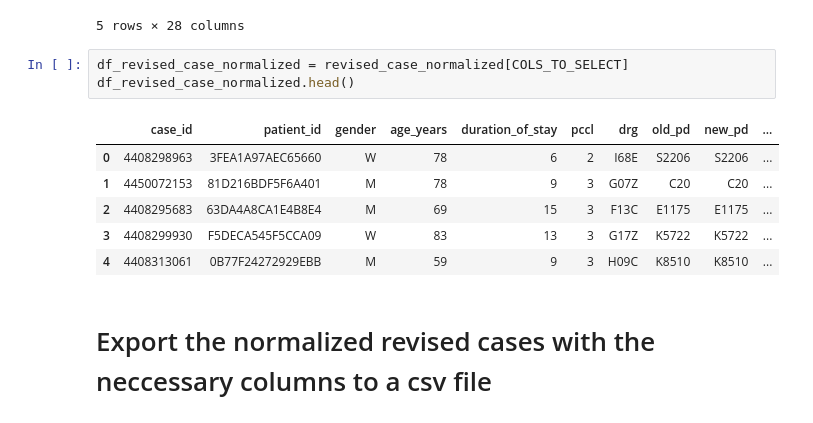
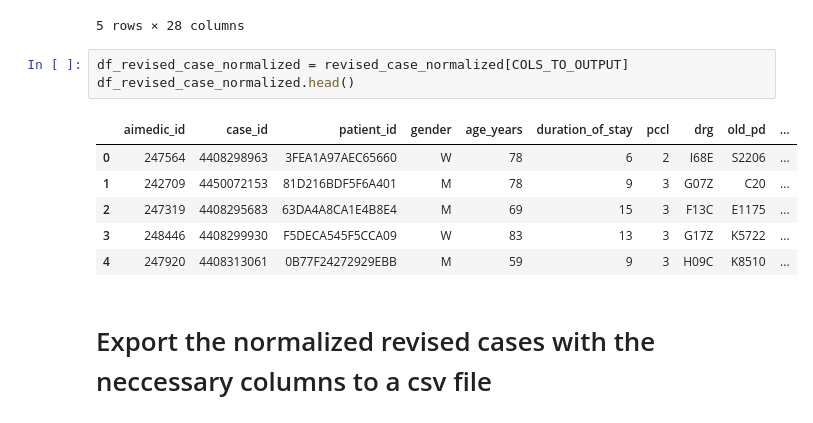
Before and after one commit to anschauf/code-scout-python, a Jupyter notebook: src/revised_case_normalization/KSSG_Toggenburg_2019_normalization.ipynb, the cells around one changed output. Drawn from its saved outputs; the diff is of its cells as text.

```diff
--- a/src/revised_case_normalization/KSSG_Toggenburg_2019_normalization.ipynb
+++ b/src/revised_case_normalization/KSSG_Toggenburg_2019_normalization.ipynb
@@ -188,15 +190,15 @@ revised_case_normalized.head()
 | 4 | K8510 | K8510 | M200 | [K8040] | [K819] | [] | [] | 4408313061 | ... |
 5 rows × 28 columns
 # %%
-df_revised_case_normalized = revised_case_normalized[COLS_TO_SELECT]
+df_revised_case_normalized = revised_case_normalized[COLS_TO_OUTPUT]
 df_revised_case_normalized.head()
 # %% [output]
-|  | case_id | patient_id | gender | age_years | duration_of_stay | pccl | drg | old_pd | new_pd | ... |
-| 0 | 4408298963 | 3FEA1A97AEC65660 | W | 78 | 6 | 2 | I68E | S2206 | S2206 | ... |
-| 1 | 4450072153 | 81D216BDF5F6A401 | M | 78 | 9 | 3 | G07Z | C20 | C20 | ... |
-| 2 | 4408295683 | 63DA4A8CA1E4B8E4 | M | 69 | 15 | 3 | F13C | E1175 | E1175 | ... |
-| 3 | 4408299930 | F5DECA545F5CCA09 | W | 83 | 13 | 3 | G17Z | K5722 | K5722 | ... |
-| 4 | 4408313061 | 0B77F24272929EBB | M | 59 | 9 | 3 | H09C | K8510 | K8510 | ... |
+|  | aimedic_id | case_id | patient_id | gender | age_years | duration_of_stay | pccl | drg | old_pd | ... |
+| 0 | 247564 | 4408298963 | 3FEA1A97AEC65660 | W | 78 | 6 | 2 | I68E | S2206 | ... |
+| 1 | 242709 | 4450072153 | 81D216BDF5F6A401 | M | 78 | 9 | 3 | G07Z | C20 | ... |
+| 2 | 247319 | 4408295683 | 63DA4A8CA1E4B8E4 | M | 69 | 15 | 3 | F13C | E1175 | ... |
+| 3 | 248446 | 4408299930 | F5DECA545F5CCA09 | W | 83 | 13 | 3 | G17Z | K5722 | ... |
+| 4 | 247920 | 4408313061 | 0B77F24272929EBB | M | 59 | 9 | 3 | H09C | K8510 | ... |
 # %% [markdown]
 # Export the normalized revised cases with the neccessary columns to a csv file
 # %%
```
Also changed, not shown: parts of 1 cell of this notebook, 10 other files.
